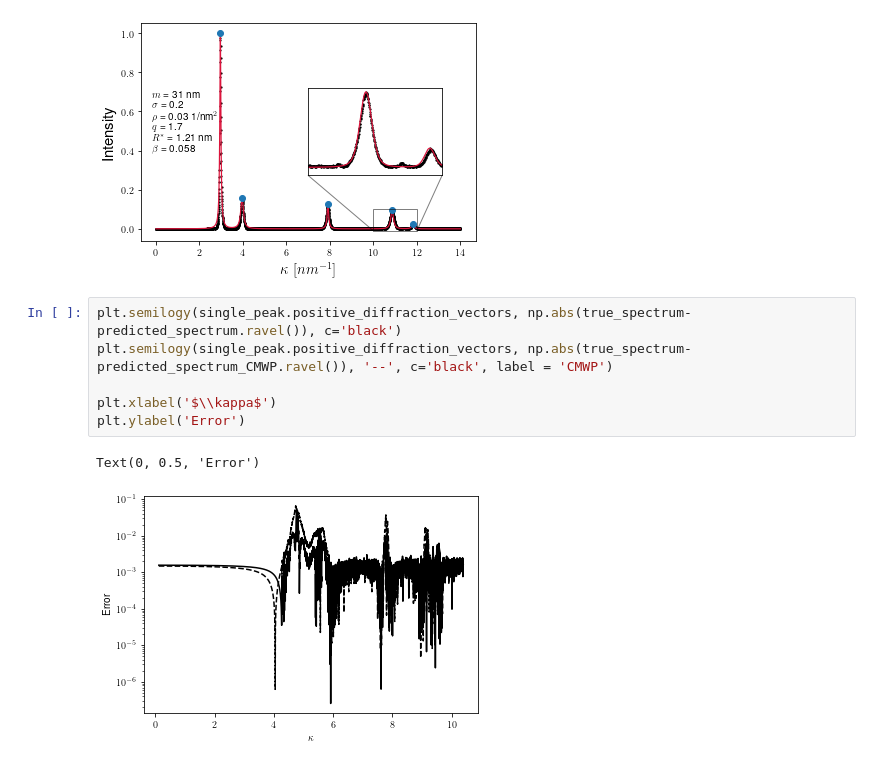
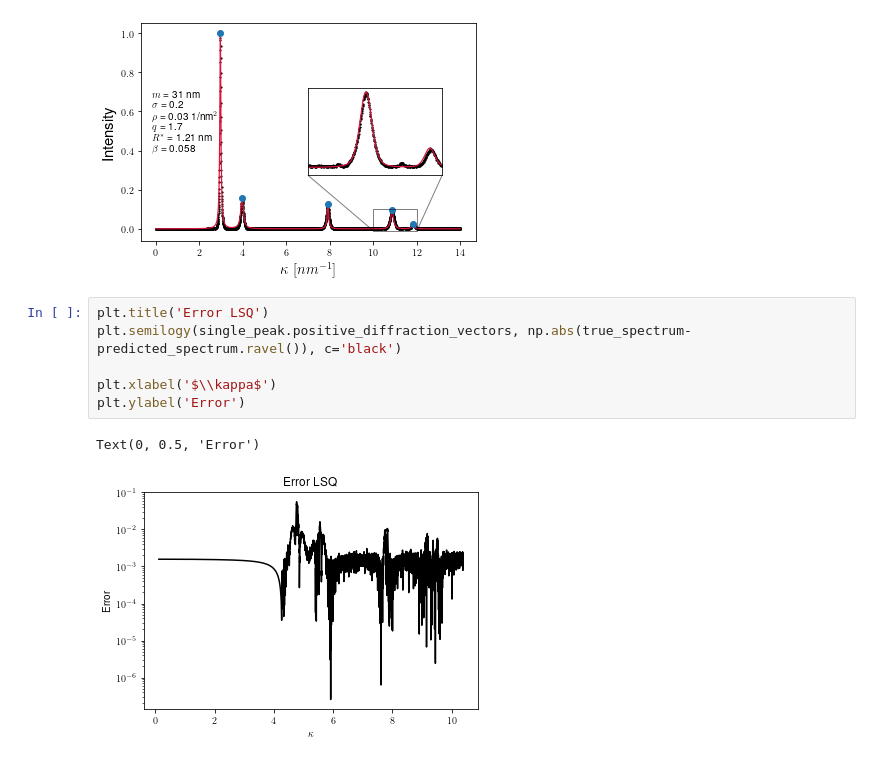
Before and after one commit to balintkaszas/DifFault, a Jupyter notebook: examples/regression_NiMo.ipynb, the cells around one changed output. Cells and saved outputs as stored; diff of their text form.

```diff
--- a/examples/regression_NiMo.ipynb
+++ b/examples/regression_NiMo.ipynb
@@ -341,11 +341,11 @@ plt.savefig('nimo_predict_CMWP.pdf', bbox_inches='tight')
 # %% [output]
 [figure]
 # %%
+plt.title('Error LSQ')
 plt.semilogy(single_peak.positive_diffraction_vectors, np.abs(true_spectrum-predicted_spectrum.ravel()), c='black')
-plt.semilogy(single_peak.positive_diffraction_vectors, np.abs(true_spectrum-predicted_spectrum_CMWP.ravel()), '--', c='black', label = 'CMWP')
 
 plt.xlabel('$\\kappa$')
 plt.ylabel('Error')
 # %% [output]
 Text(0, 0.5, 'Error')
-[figure, old version]
+[figure, new version]
```
Also changed, not shown: parts of 2 cells of this notebook.
